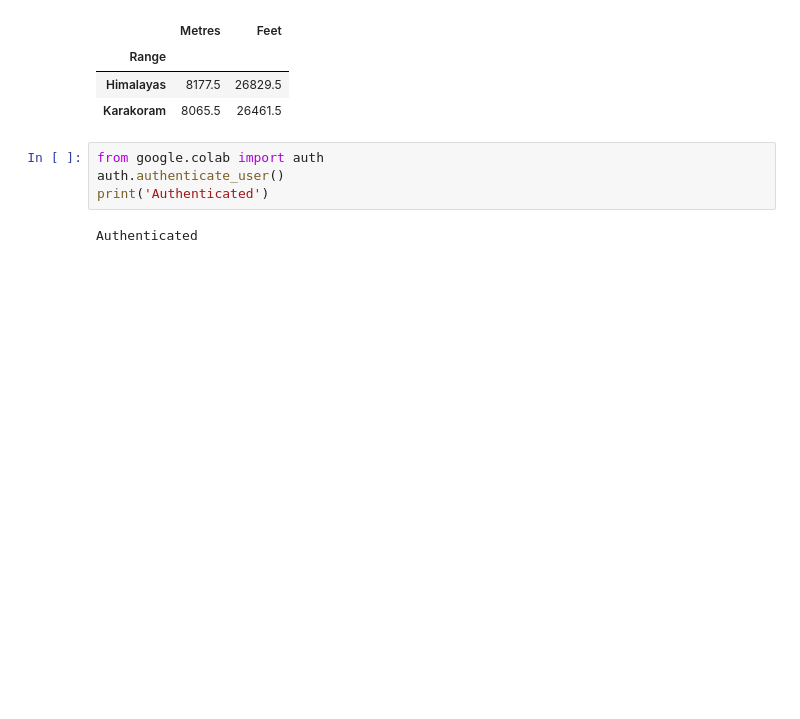
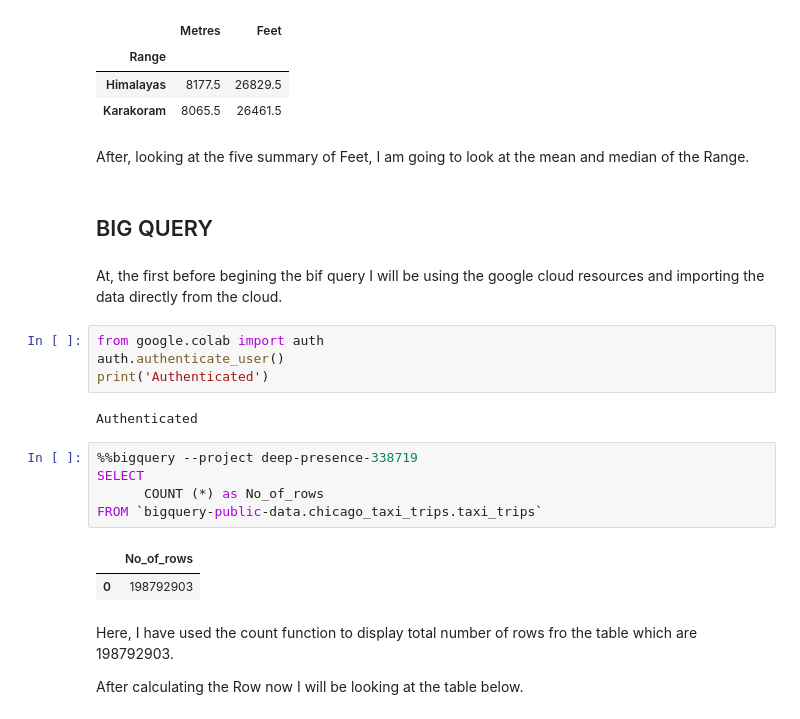
Before and after one commit to SagarSitaula1/Data-Visual, a Jupyter notebook: Exam1_CPSMA_4313.ipynb, the cells around one changed output. Cells and saved outputs as stored; diff of their text form; blank space fills up the shorter version.

```diff
--- a/Exam1_CPSMA_4313.ipynb
+++ b/Exam1_CPSMA_4313.ipynb
@@ -127,10 +136,28 @@ df.groupby('Range').median()
 | Range |  |  |
 | Himalayas | 8177.5 | 26829.5 |
 | Karakoram | 8065.5 | 26461.5 |
+# %% [markdown]
+After, looking at the five summary of Feet, I am going to look at the mean and median of the Range.
+# %% [markdown]
+## BIG QUERY
+# %% [markdown]
+At, the first before begining the bif query I will be using the google cloud resources and importing the data directly from the cloud.
 # %%
 from google.colab import auth
 auth.authenticate_user()
 print('Authenticated')
 # %% [output]
 Authenticated
+# %%
+%%bigquery --project deep-presence-338719
+SELECT
+      COUNT (*) as No_of_rows
+FROM `bigquery-public-data.chicago_taxi_trips.taxi_trips`
+# %% [output]
+|  | No_of_rows |
+| 0 | 198792903 |
+# %% [markdown]
+Here, I have used the count function to display total number of rows fro the table which are 198792903.
+
+After calculating the Row now I will be looking at the table below.
 # %%
```
Also changed, not shown: parts of 14 cells of this notebook.
